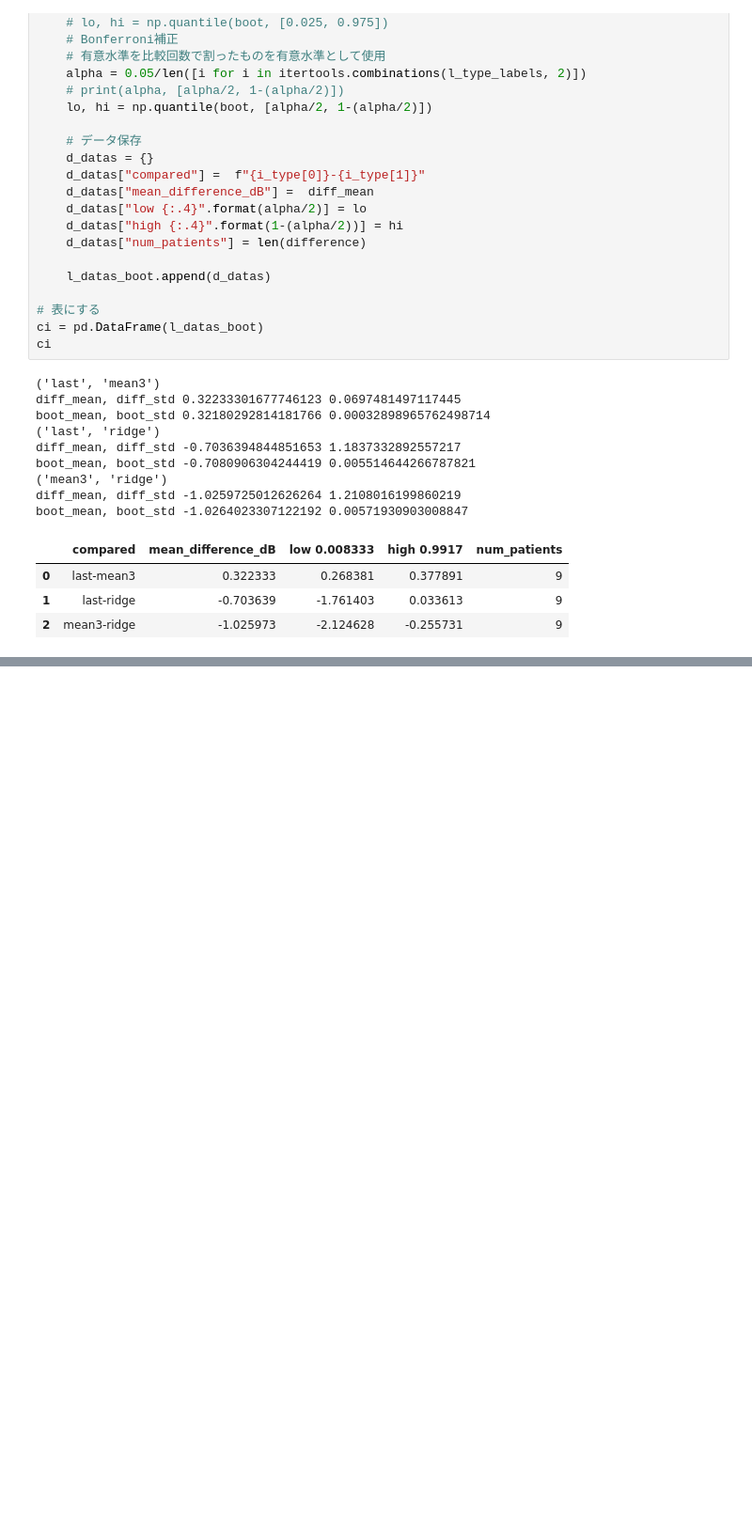
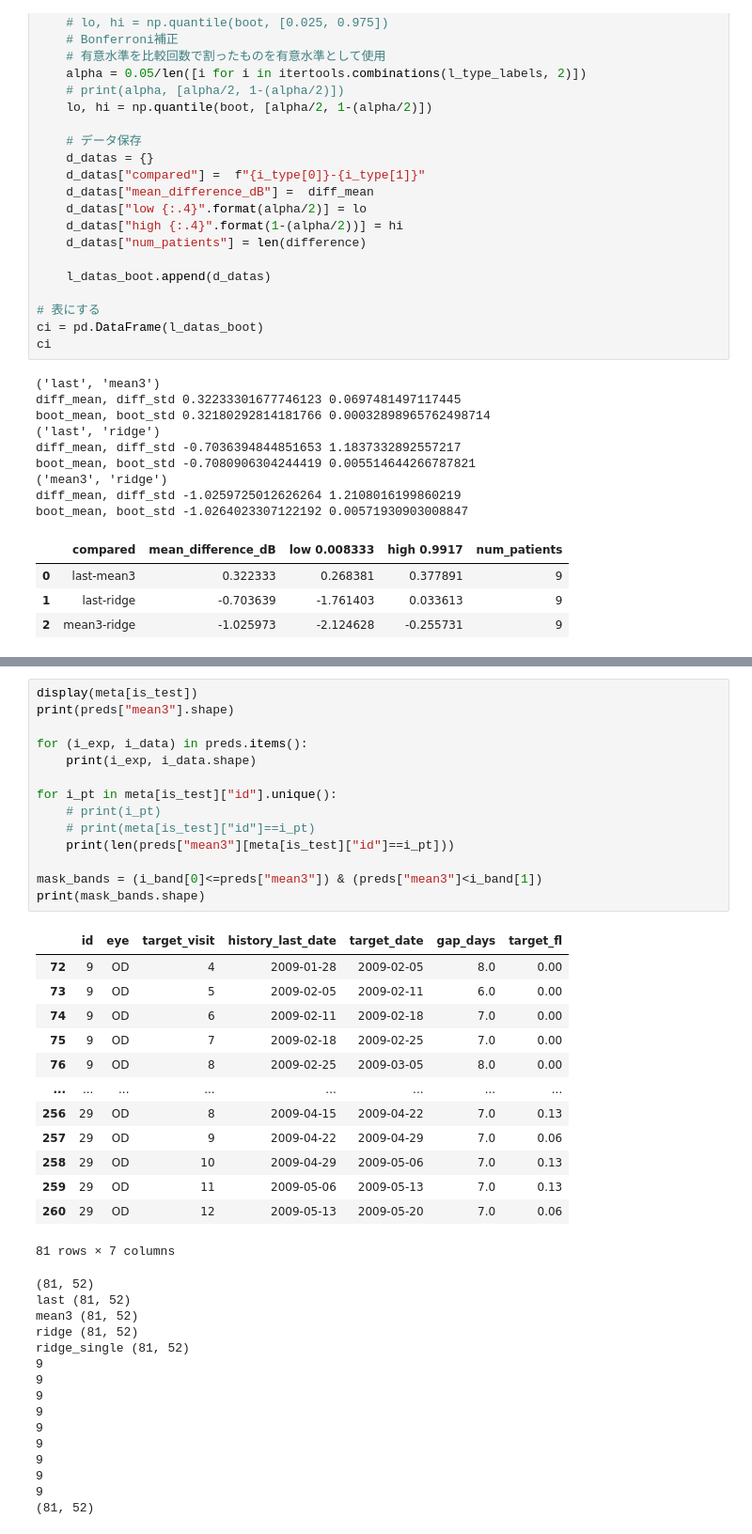
Before and after one commit to kuroganegames/biosignal_training, a Jupyter notebook: findex_halfday/try_hadlfday.ipynb, the cells around one changed output, grey strips where cells are left out. Shown at 94% size. Saved outputs shown, nothing was run; the diff lists cells and outputs as text; blank space fills up the shorter version.

```diff
--- a/findex_halfday/try_hadlfday.ipynb
+++ b/findex_halfday/try_hadlfday.ipynb
@@ -1142,0 +1184,43 @@ band_metrics
+# %%
+display(meta[is_test])
+print(preds["mean3"].shape)
+
+for (i_exp, i_data) in preds.items():
+    print(i_exp, i_data.shape)
+
+for i_pt in meta[is_test]["id"].unique():
+    # print(i_pt)
+    # print(meta[is_test]["id"]==i_pt)
+    print(len(preds["mean3"][meta[is_test]["id"]==i_pt]))
+
+mask_bands = (i_band[0]<=preds["mean3"]) & (preds["mean3"]<i_band[1])
+print(mask_bands.shape)
+# %% [output]
+|  | id | eye | target_visit | history_last_date | target_date | gap_days | target_fl |
+| 72 | 9 | OD | 4 | 2009-01-28 | 2009-02-05 | 8.0 | 0.00 |
+| 73 | 9 | OD | 5 | 2009-02-05 | 2009-02-11 | 6.0 | 0.00 |
+| 74 | 9 | OD | 6 | 2009-02-11 | 2009-02-18 | 7.0 | 0.00 |
+| 75 | 9 | OD | 7 | 2009-02-18 | 2009-02-25 | 7.0 | 0.00 |
+| 76 | 9 | OD | 8 | 2009-02-25 | 2009-03-05 | 8.0 | 0.00 |
+| ... | ... | ... | ... | ... | ... | ... | ... |
+| 256 | 29 | OD | 8 | 2009-04-15 | 2009-04-22 | 7.0 | 0.13 |
+| 257 | 29 | OD | 9 | 2009-04-22 | 2009-04-29 | 7.0 | 0.06 |
+| 258 | 29 | OD | 10 | 2009-04-29 | 2009-05-06 | 7.0 | 0.13 |
+| 259 | 29 | OD | 11 | 2009-05-06 | 2009-05-13 | 7.0 | 0.13 |
+| 260 | 29 | OD | 12 | 2009-05-13 | 2009-05-20 | 7.0 | 0.06 |
+81 rows × 7 columns
+(81, 52)
+last (81, 52)
+mean3 (81, 52)
+ridge (81, 52)
+ridge_single (81, 52)
+9
+9
+9
+9
+9
+9
+9
+9
+9
+(81, 52)
```
Also changed, not shown: parts of 6 cells of this notebook, 2 other files.
